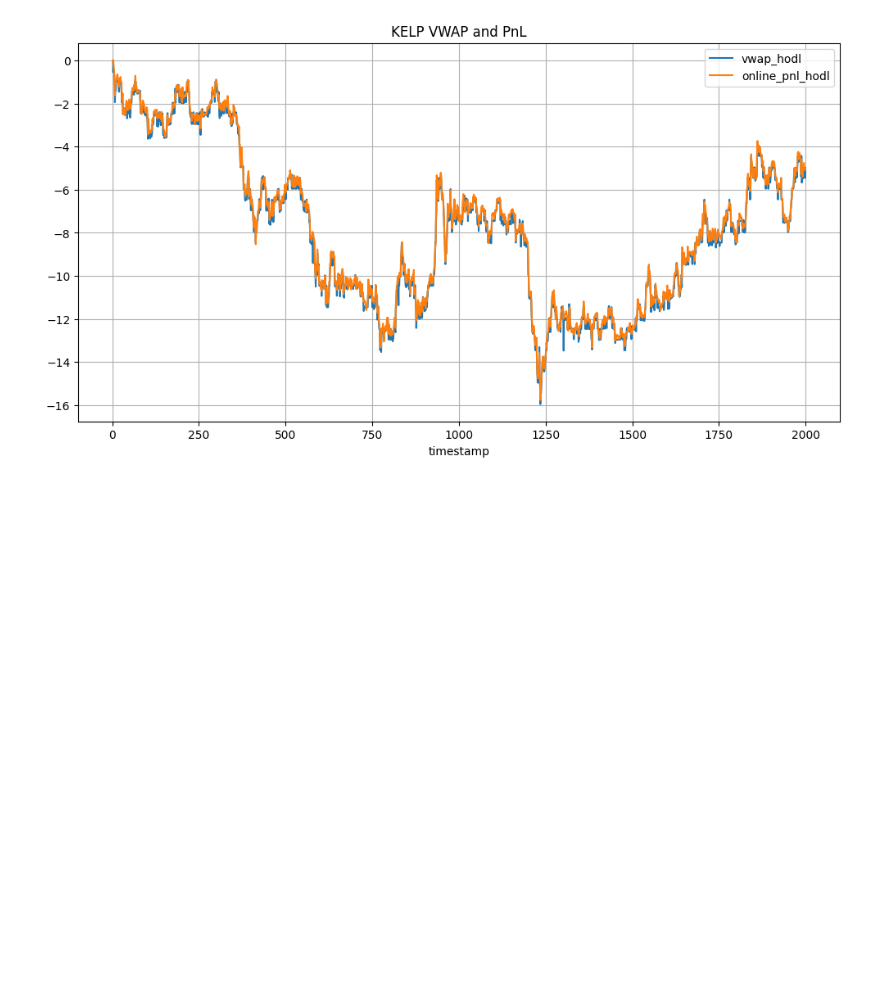
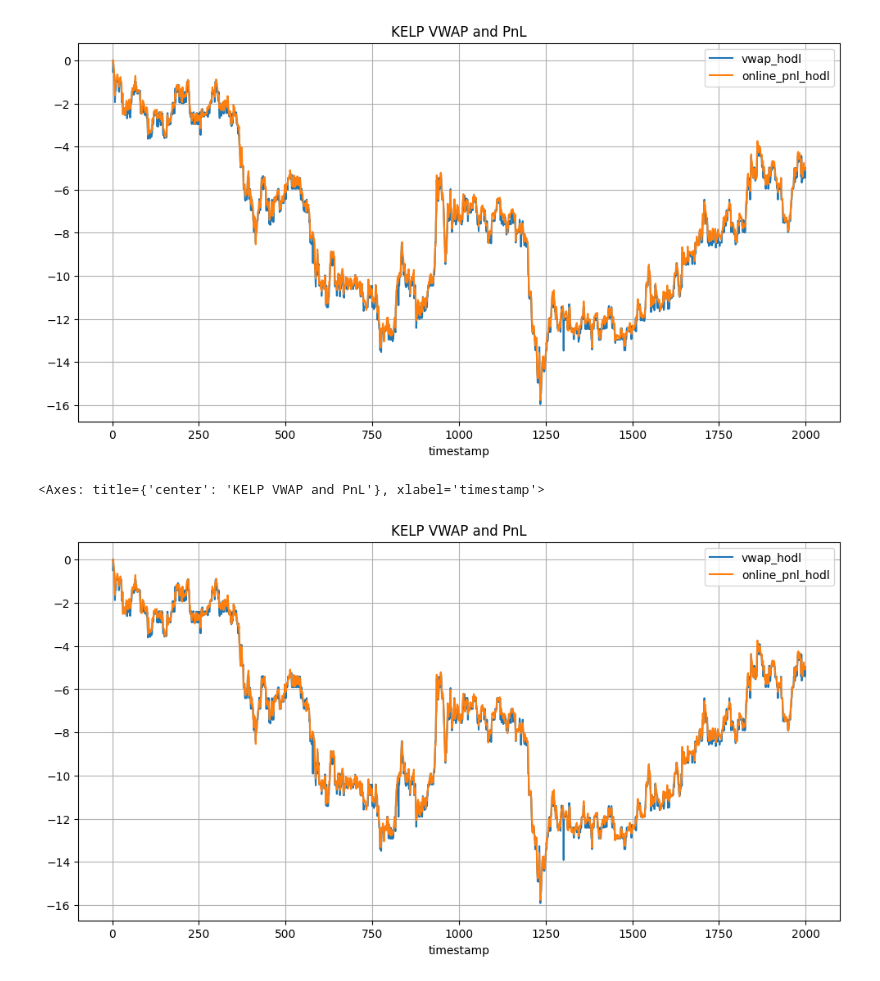
Before and after one commit to jofu-tofu/Prosperity-3, a Jupyter notebook: Testing/Round 0/kelp_true_fair_analysis.ipynb, the cells around one changed output. Saved outputs shown, nothing was run; the diff lists cells and outputs as text; code cells hidden in the pictures; blank space fills up the shorter version.

```diff
--- a/Testing/Round 0/kelp_true_fair_analysis.ipynb
+++ b/Testing/Round 0/kelp_true_fair_analysis.ipynb
@@ -53,6 +60,13 @@ pd.DataFrame(np.array([kelp_vwap.diff().loc[2:].cumsum(), kelphodl['profit_and_l
 # %% [output]
 <Axes: title={'center': 'KELP VWAP and PnL'}, xlabel='timestamp'>
 [figure]
+# %%
+reload(util)
+kelp_vwap = util.get_vwap(kelp_raw,13)
+pd.DataFrame(np.array([kelp_vwap.diff().loc[2:].cumsum(), kelphodl['profit_and_loss'].diff().loc[2:].cumsum()]).T, columns=['vwap_hodl', 'online_pnl_hodl'], index=kelp_raw.index[2:]).plot(title='KELP VWAP and PnL', figsize=(12, 6), grid=True)
+# %% [output]
+<Axes: title={'center': 'KELP VWAP and PnL'}, xlabel='timestamp'>
+[figure, added]
 # %%
 price_diff = (kelp_vwap.diff().loc[2:].cumsum()-kelphodl['profit_and_loss'].diff().loc[2:].cumsum())
 price_diff.plot()
```
Also changed, not shown: parts of 4 cells of this notebook, 5 other files.
